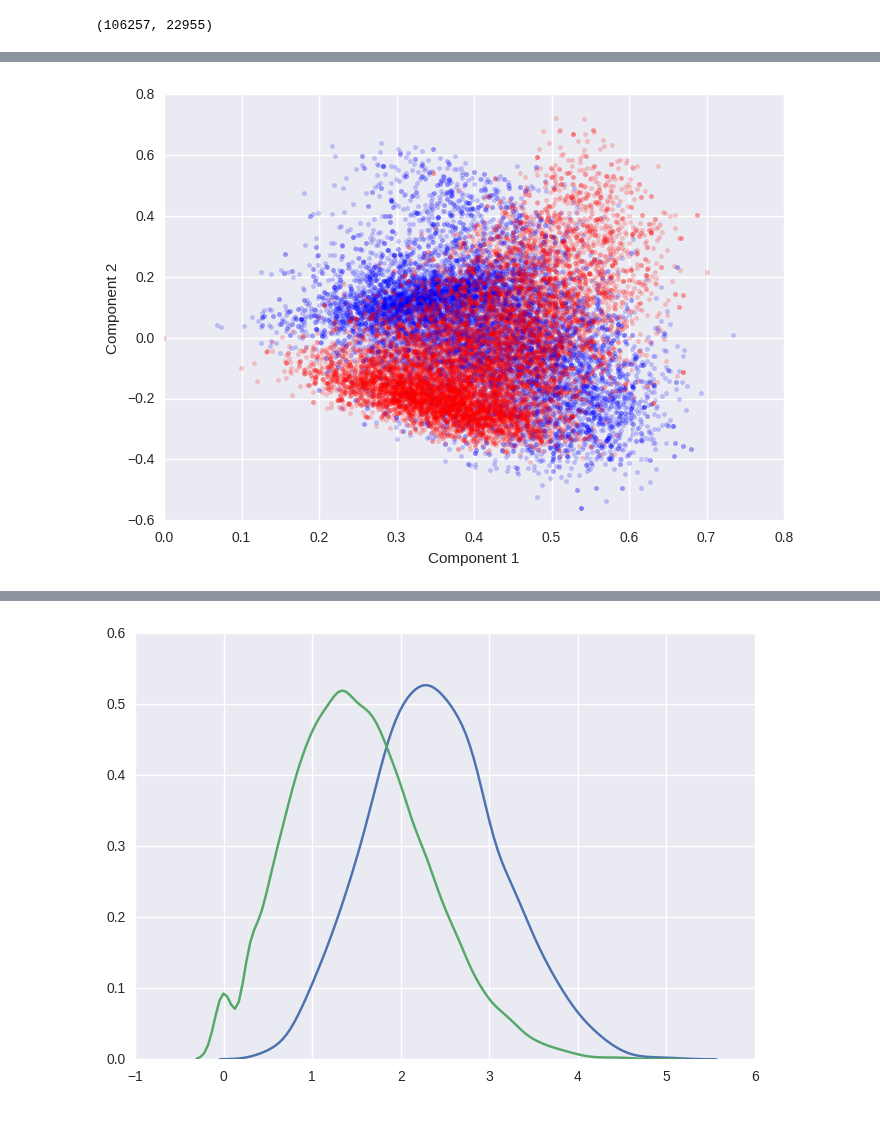
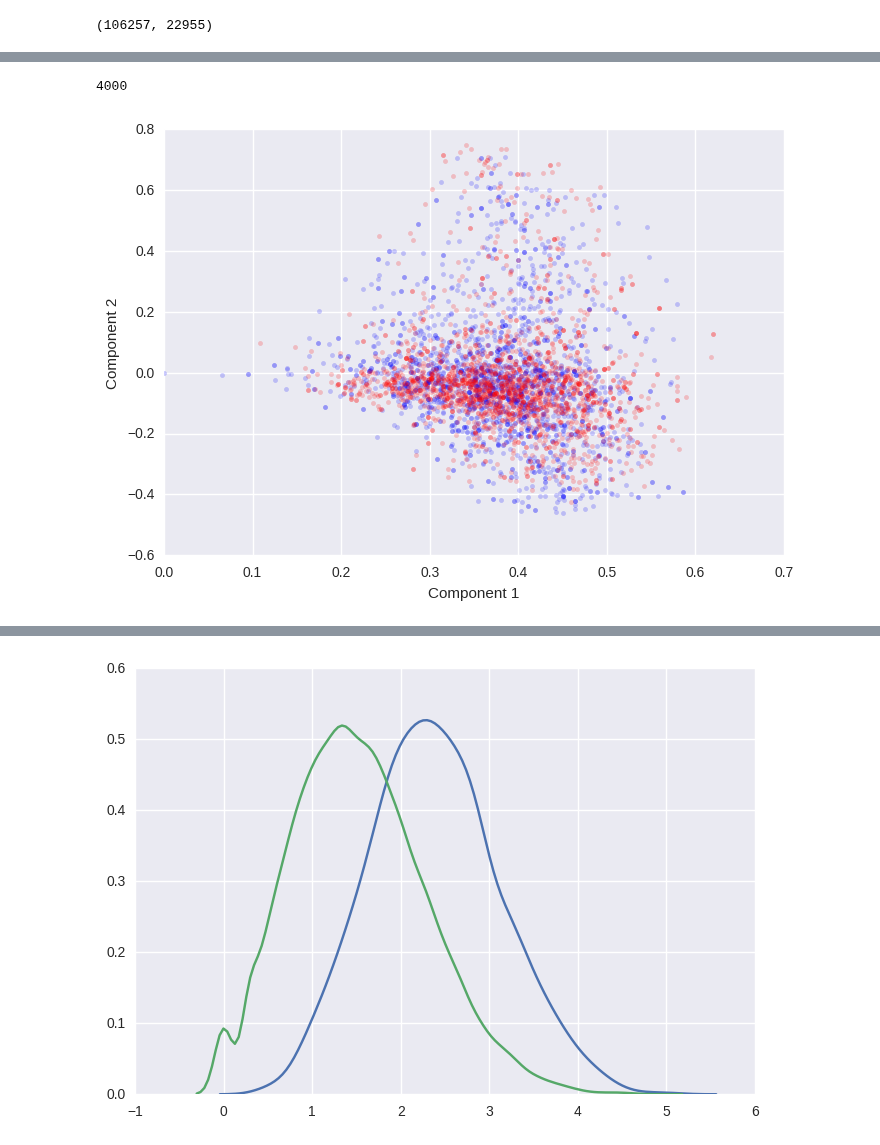
Before and after one commit to chao-ji/reddit, a Jupyter notebook: Part 6 Topic Modeling.ipynb, the cells around one changed output, grey strips where cells are left out. Cells and saved outputs as stored; diff of their text form; code cells hidden in the pictures.

```diff
--- a/Part 6 Topic Modeling.ipynb
+++ b/Part 6 Topic Modeling.ipynb
@@ -284,6 +305,6 @@ len(crosspost_corpus_men), len(crosspost_corpus_fem), len(noncrosspost_corpus_me
 # %%
 def fil(corpus):
-    return filter(lambda tokens: len(tokens) >= 20 and len(tokens) <= 50, corpus)
+    return filter(lambda tokens: len(tokens) >= 20, corpus)
 # %%
 len(fil(crosspost_corpus_men)), len(fil(crosspost_corpus_fem)), len(fil(noncrosspost_corpus_men)), len(fil(noncrosspost_corpus_fem))
 # %% [output]
@@ -291,17 +312,22 @@ len(fil(crosspost_corpus_men)), len(fil(crosspost_corpus_fem)), len(fil(noncross
 # %%
-size = 10000
+size = 4000
 
 def sample_corpus(*args):
-    crosspost_corpus_men_f = fil(args[0])
-    crosspost_corpus_fem_f = fil(args[1])
-    noncrosspost_corpus_men_f = fil(args[2])
-    noncrosspost_corpus_fem_f = fil(args[3])
+#    crosspost_corpus_men_f = fil(args[0])
+#    crosspost_corpus_fem_f = fil(args[1])
+    crosspost_corpus_men_f = fil(args[2])
+    crosspost_corpus_fem_f = fil(args[3])
 
-    crosspost_corpus = list(np.random.choice(crosspost_corpus_men_f, size, replace=False)) + \
-                       list(np.random.choice(crosspost_corpus_fem_f, size, replace=False))
+#    corpus_A =  list(np.random.choice(crosspost_corpus_men_f, size, replace=False)) + \
+#                       list(np.random.choice(crosspost_corpus_fem_f, size, replace=False))
 
-    noncrosspost_corpus = list(np.random.choice(noncrosspost_corpus_men_f, size, replace=False)) + \
-                          list(np.random.choice(noncrosspost_corpus_fem_f, size, replace=False))
+#    corpus_B = list(np.random.choice(noncrosspost_corpus_men_f, size, replace=False)) + \
+#                          list(np.random.choice(noncrosspost_corpus_fem_f, size, replace=False))
 
-    return crosspost_corpus, noncrosspost_corpus
+#    crosspost_corpus = list(np.random.choice(noncrosspost_corpus_men_f, size, replace=False))
+#    noncrosspost_corpus = list(np.random.choice(noncrosspost_corpus_fem_f, size, replace=False))
+
+    corpus_A = np.random.choice(noncrosspost_corpus_men_f, len(noncrosspost_corpus_men_f), replace=False)
+    corpus_B = np.random.choice(noncrosspost_corpus_fem_f, len(noncrosspost_corpus_fem_f), replace=False)
+    return corpus_A, corpus_B
 # %%
@@ -309,4 +335,7 @@ crosspost_corpus, noncrosspost_corpus = sample_corpus(crosspost_corpus_men,
                                                       crosspost_corpus_fem,
                                                       noncrosspost_corpus_men,
                                                       noncrosspost_corpus_fem)
+# %%
+corpus_A = fil(noncrosspost_corpus_men)
+corpus_B = fil(noncrosspost_corpus_fem)
 # %%
@@ -330,10 +358,10 @@ from sklearn.decomposition import LatentDirichletAllocation
 # %%
-vectorizer = TfidfVectorizer(max_df=0.5, max_features=5000,
+vectorizer = TfidfVectorizer(max_df=0.2, max_features=5000,
                              min_df=5, stop_words='english',
                              use_idf=True)
 
-X_cp = vectorizer.fit_transform(map(lambda x: " ".join(x), crosspost_corpus))
-X_ncp = vectorizer.fit_transform(map(lambda x: " ".join(x), noncrosspost_corpus))
+X_cp = vectorizer.fit_transform(map(lambda x: " ".join(x), corpus_A))
+X_ncp = vectorizer.fit_transform(map(lambda x: " ".join(x), corpus_B))
 # %%
 X_cp.shape, X_ncp.shape
 # %% [output]
@@ -351,13 +378,17 @@ X_cp30.shape, X_ncp30.shape
+# %%
+size
+# %% [output]
+4000
 # %%
 import matplotlib.pyplot as plt
 import seaborn as sns
 
-index = np.random.choice(size*2, size)
+index = np.random.choice(size, 2000)
 
 plt.plot(X_cp30[index, 0], X_cp30[index, 1], "b.", alpha=0.2, linewidth=0.1)
 plt.plot(X_ncp30[index, 0], X_ncp30[index, 1], "r.", alpha=0.2, linewidth=0.1)
 plt.xlabel("Component 1")
 plt.ylabel("Component 2")
 plt.show()
 # %% [output]
-[figure, old version]
+[figure, new version]
```
Also changed, not shown: parts of 43 cells of this notebook.
